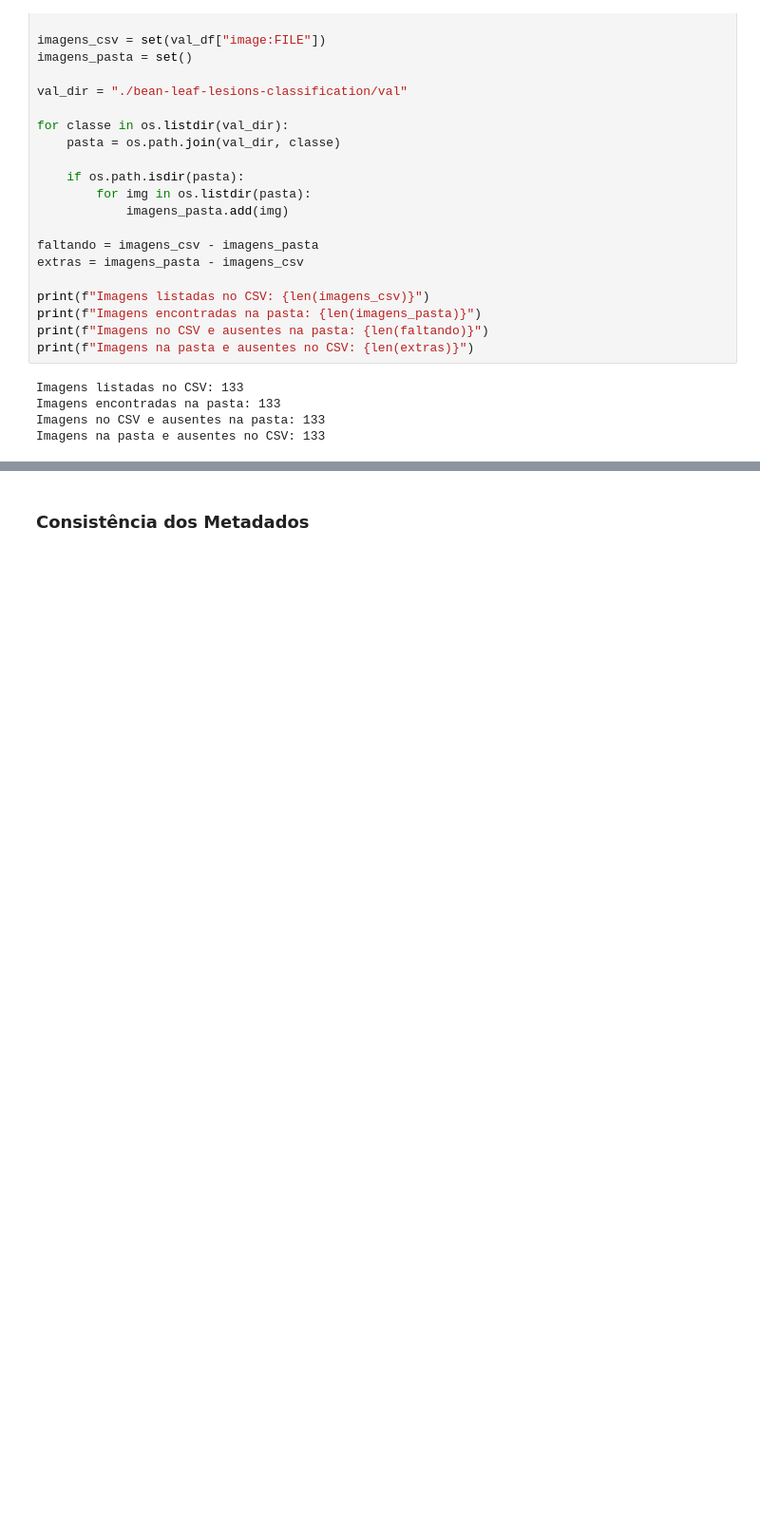
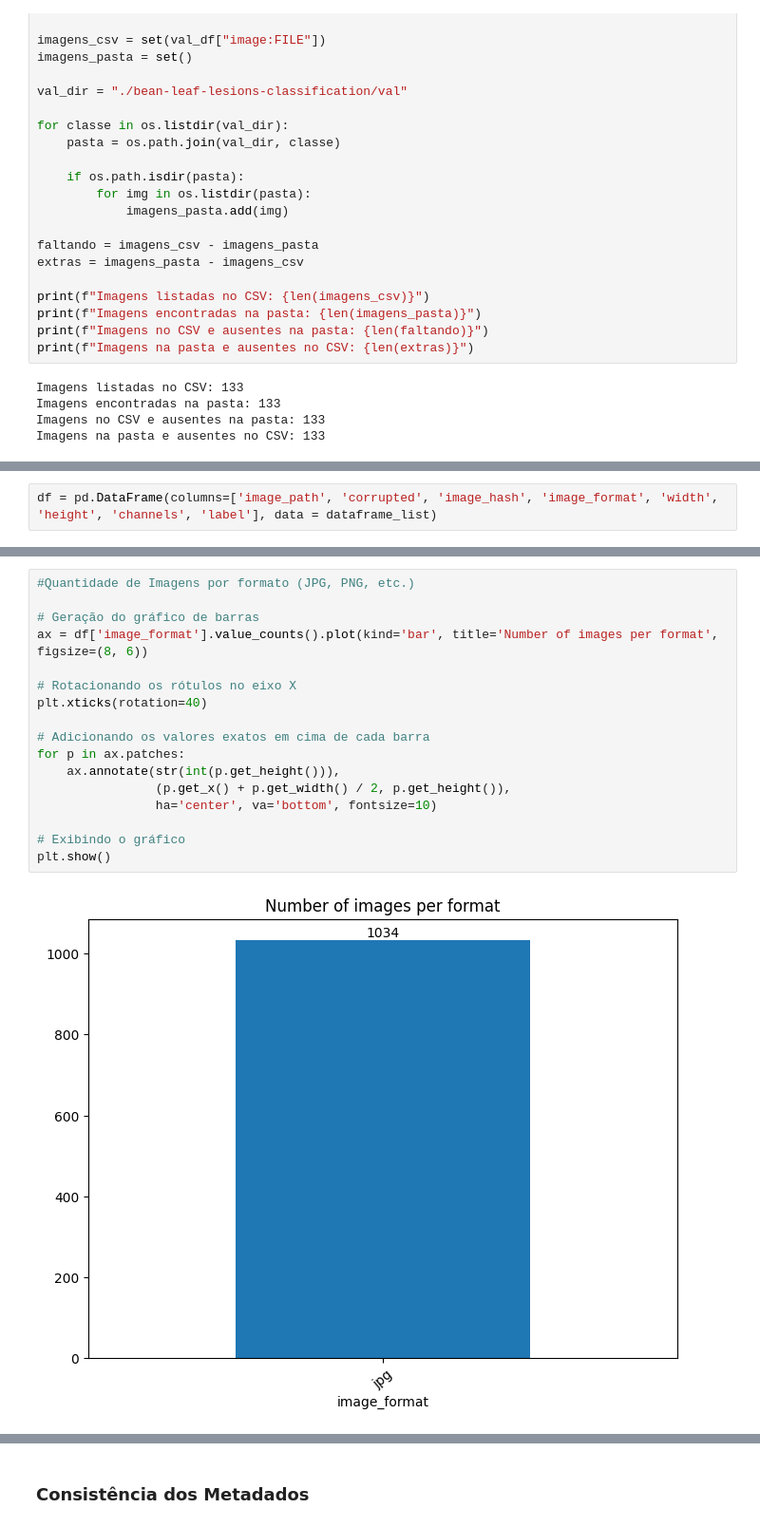
Before and after one commit to engcriscunha/avanti-bean-leaf-classification, a Jupyter notebook: squad_03_bean_leaf_classification.ipynb, the cells around one changed output, grey strips where cells are left out. Shown at 95% size. Saved outputs shown, nothing was run; the diff lists cells and outputs as text; blank space fills up the shorter version.

Commit message:
Quantidade de Imagens por formato (JPG, PNG, etc.)

```diff
--- a/squad_03_bean_leaf_classification.ipynb
+++ b/squad_03_bean_leaf_classification.ipynb
@@ -223,0 +257,2 @@ Imagens na pasta e ausentes no CSV: 133
+# %%
+df = pd.DataFrame(columns=['image_path', 'corrupted', 'image_hash', 'image_format', 'width', 'height', 'channels', 'label'], data = dataframe_list)
@@ -223,0 +278,19 @@ Imagens na pasta e ausentes no CSV: 133
+# %%
+#Quantidade de Imagens por formato (JPG, PNG, etc.)
+
+# Geração do gráfico de barras
+ax = df['image_format'].value_counts().plot(kind='bar', title='Number of images per format', figsize=(8, 6))
+
+# Rotacionando os rótulos no eixo X
+plt.xticks(rotation=40)
+
+# Adicionando os valores exatos em cima de cada barra
+for p in ax.patches:
+    ax.annotate(str(int(p.get_height())),
+                (p.get_x() + p.get_width() / 2, p.get_height()),
+                ha='center', va='bottom', fontsize=10)
+
+# Exibindo o gráfico
+plt.show()
+# %% [output]
+[figure, added]
```
Also changed, not shown: parts of 5 cells of this notebook.
